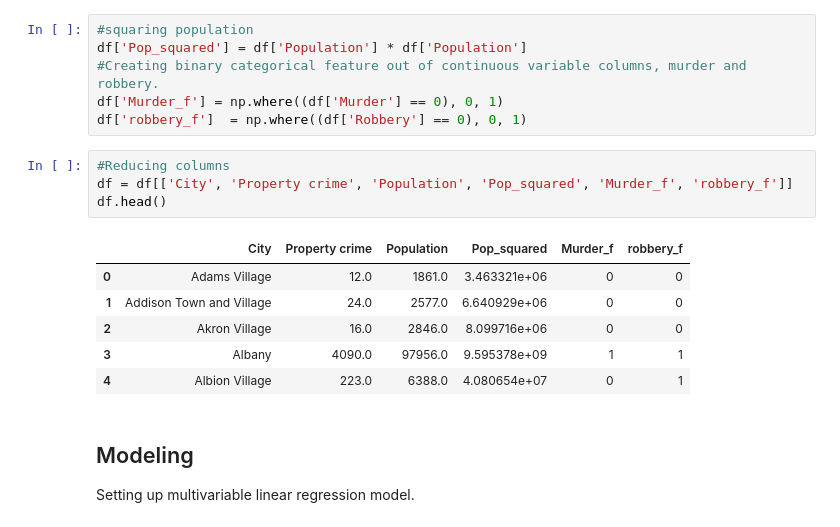
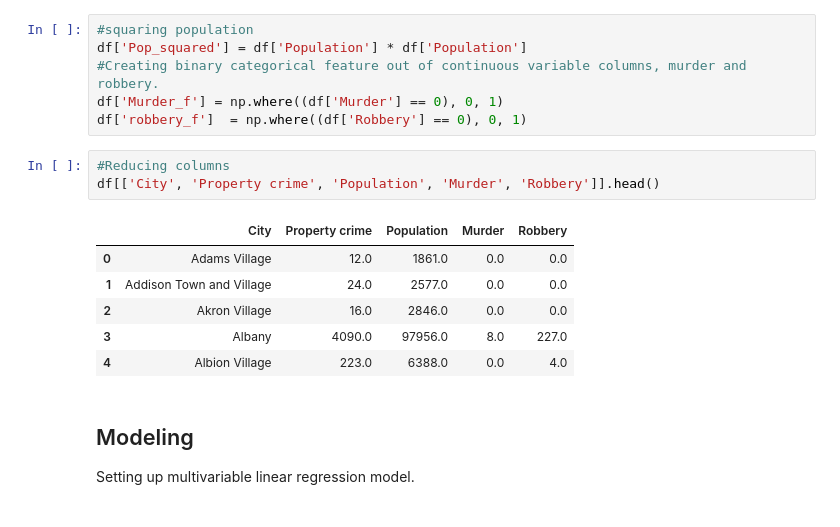
Before and after one commit to Audio88/Linear_regression_data_prep, a Jupyter notebook: Linear_regression_first_model.ipynb, the cells around one changed output. Saved outputs shown, nothing was run; the diff lists cells and outputs as text.

```diff
--- a/Linear_regression_first_model.ipynb
+++ b/Linear_regression_first_model.ipynb
@@ -59,15 +97,14 @@ df['Murder_f'] = np.where((df['Murder'] == 0), 0, 1)
 df['robbery_f']  = np.where((df['Robbery'] == 0), 0, 1)
 # %%
 #Reducing columns
-df = df[['City', 'Property crime', 'Population', 'Pop_squared', 'Murder_f', 'robbery_f']]
-df.head()
+df[['City', 'Property crime', 'Population', 'Murder', 'Robbery']].head()
 # %% [output]
-|  | City | Property crime | Population | Pop_squared | Murder_f | robbery_f |
-| 0 | Adams Village | 12.0 | 1861.0 | 3.463321e+06 | 0 | 0 |
-| 1 | Addison Town and Village | 24.0 | 2577.0 | 6.640929e+06 | 0 | 0 |
-| 2 | Akron Village | 16.0 | 2846.0 | 8.099716e+06 | 0 | 0 |
-| 3 | Albany | 4090.0 | 97956.0 | 9.595378e+09 | 1 | 1 |
-| 4 | Albion Village | 223.0 | 6388.0 | 4.080654e+07 | 0 | 1 |
+|  | City | Property crime | Population | Murder | Robbery |
+| 0 | Adams Village | 12.0 | 1861.0 | 0.0 | 0.0 |
+| 1 | Addison Town and Village | 24.0 | 2577.0 | 0.0 | 0.0 |
+| 2 | Akron Village | 16.0 | 2846.0 | 0.0 | 0.0 |
+| 3 | Albany | 4090.0 | 97956.0 | 8.0 | 227.0 |
+| 4 | Albion Village | 223.0 | 6388.0 | 0.0 | 4.0 |
 # %% [markdown]
 ## Modeling
 
```
Also changed, not shown: parts of 17 cells of this notebook, 1 other file.
